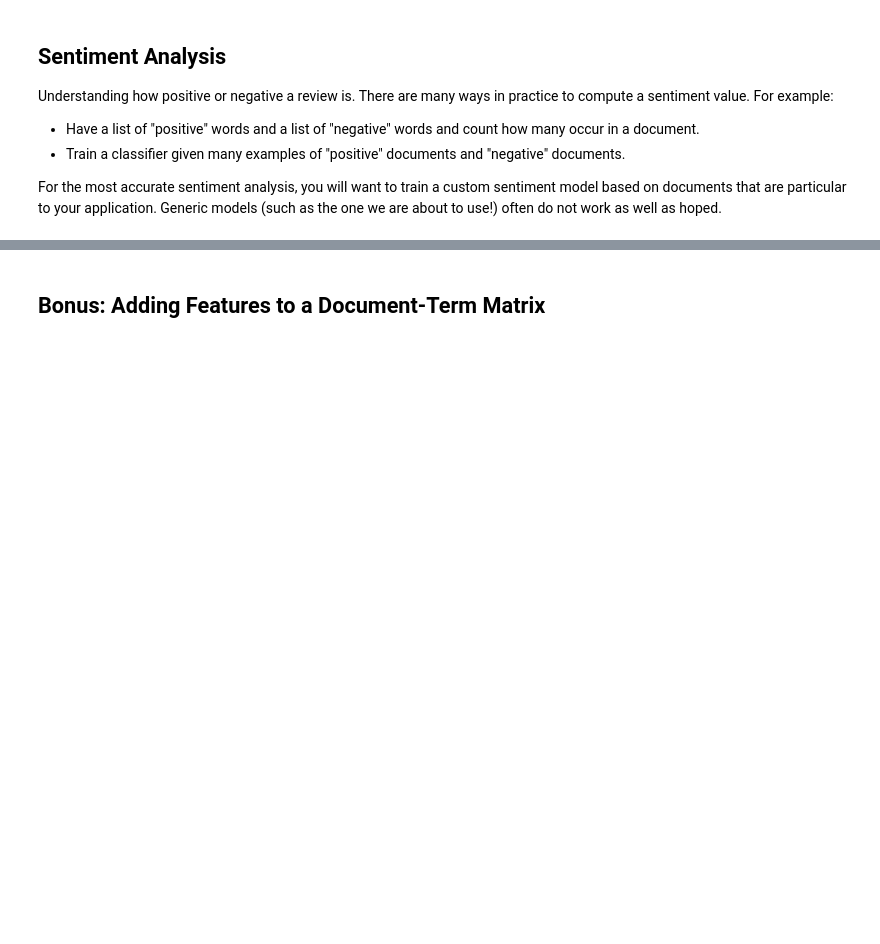
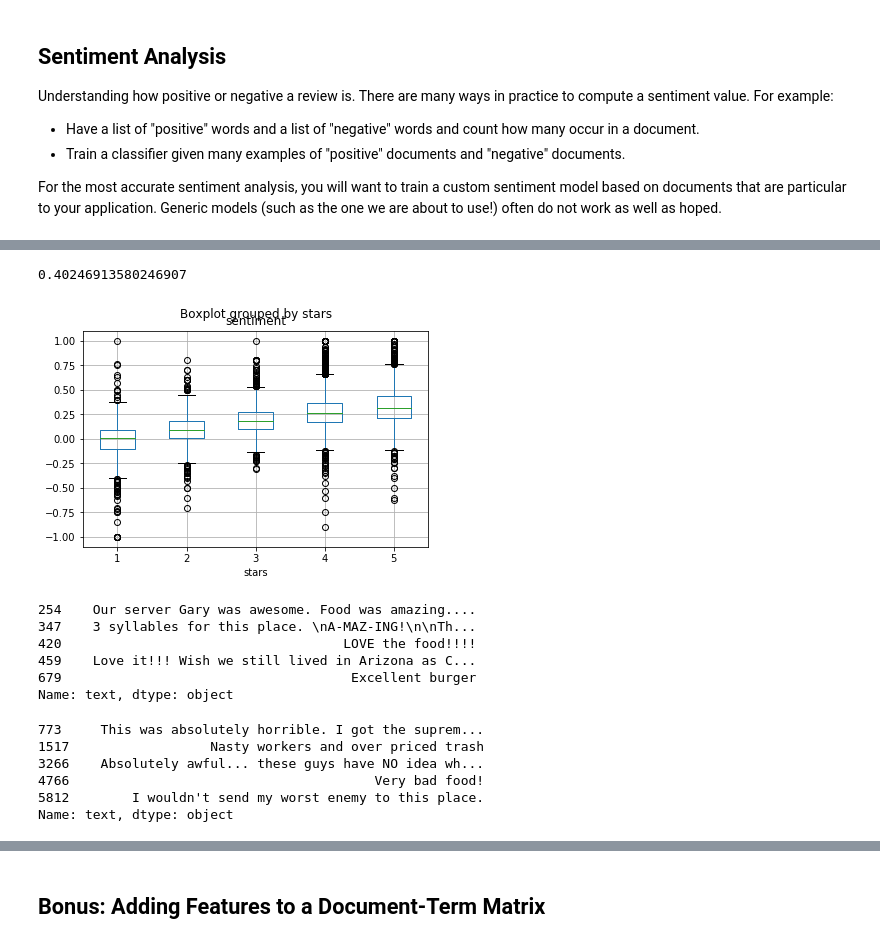
Before and after one commit to naidaire/lesson17_NLP, a Jupyter notebook: natural_language_processing.ipynb, the cells around one changed output, grey strips where cells are left out. Cells and saved outputs as stored; diff of their text form; code cells hidden in the pictures; blank space fills up the shorter version.

```diff
--- a/natural_language_processing.ipynb
+++ b/natural_language_processing.ipynb
@@ -483,14 +988,42 @@ print(review)
 # %%
 # Polarity ranges from -1 (most negative) to 1 (most positive).
+
+review.sentiment.polarity
+# %% [output]
+0.40246913580246907
 # %%
 # Define a function that accepts text and returns the polarity.
+
+def detect_sentiment(text):
+    return TextBlob(text).sentiment.polarity
 # %%
 # Create a new DataFrame column for sentiment (Warning: SLOW!).
+yelp.loc[:, 'sentiment'] = yelp.loc[:, 'text'].apply(detect_sentiment)
 # %%
 # Box plot of sentiment grouped by stars
+# you can see that there is a shift in sentiment
+yelp.boxplot(column='sentiment', by='stars');
+# %% [output]
+[figure, added]
 # %%
 # Reviews with most positive sentiment
+yelp.loc[yelp.loc[:, 'sentiment'] == 1, 'text'].head()
+# %% [output]
+254    Our server Gary was awesome. Food was amazing....
+347    3 syllables for this place. \nA-MAZ-ING!\n\nTh...
+420                                    LOVE the food!!!!
+459    Love it!!! Wish we still lived in Arizona as C...
+679                                     Excellent burger
+Name: text, dtype: object
 # %%
 # Reviews with most negative sentiment
+yelp.loc[yelp.loc[:, 'sentiment'] == -1, 'text'].head()
+# %% [output]
+773     This was absolutely horrible. I got the suprem...
+1517                  Nasty workers and over priced trash
+3266    Absolutely awful... these guys have NO idea wh...
+4766                                       Very bad food!
+5812        I wouldn't send my worst enemy to this place.
+Name: text, dtype: object
 # %%
 # Negative sentiment in a 5-star review
```
Also changed, not shown: parts of 83 cells of this notebook, 1 other file.
